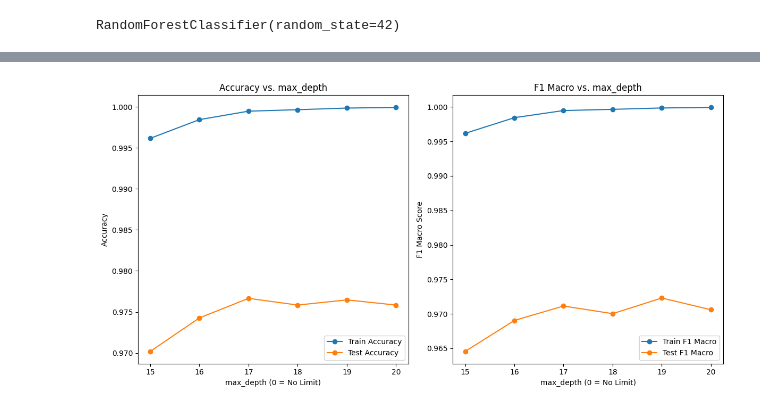
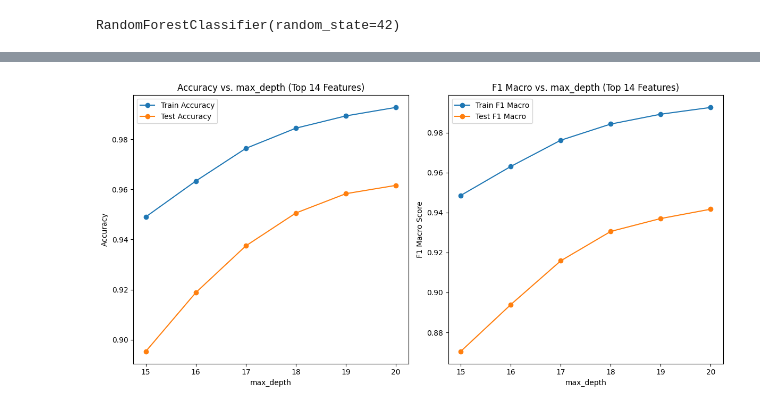
Before and after one commit to 69SJ/BMI_catergory_multiclass_model, a Jupyter notebook: models/random_forest.ipynb, the cells around one changed output, grey strips where cells are left out. Cells and saved outputs as stored; diff of their text form; code cells hidden in the pictures.

```diff
--- a/models/random_forest.ipynb
+++ b/models/random_forest.ipynb
@@ -175,7 +175,7 @@ perm_importance = permutation_importance(
 )
 
 sorted_idx = perm_importance.importances_mean.argsort()[::-1]
-top_10_features = X_train_scaled.columns[sorted_idx][:14]
-print("Top 10 Features:")
-print(top_10_features)
+top_14_features = X_train_scaled.columns[sorted_idx][:14]
+print("Top 14 Features:")
+print(top_14_features)
 # %% [output]
@@ -377,58 +235,63 @@ import matplotlib.pyplot as plt
 from sklearn.metrics import accuracy_score, f1_score
 from sklearn.ensemble import RandomForestClassifier
 
-# List of max_depth values to try (None means no limit, which is the default and usually leads to overfitting)
-max_depth_values = [15,16,17,18,19,20]
+# Subset the data to include only the top 14 features
+X_train_top14 = X_train_scaled[top_14_features]
+X_test_top14 = X_test_scaled[top_14_features]
+
+# Apply SMOTE to balance the training data for these features
+X_train_top14_res, y_train_top14_res = smote.fit_resample(X_train_top14, y_train)
+
+# List of max_depth values to try
+max_depth_values = [15, 16, 17, 18, 19, 20]
 
 train_accuracies = []
 test_accuracies = []
 train_f1s = []
 test_f1s = []
 
-# Loop over the different max_depth values
+# Loop over different max_depth values using only the top 14 features
 for md in max_depth_values:
     # Initialize a new RandomForestClassifier with the given max_depth
     rf_temp = RandomForestClassifier(random_state=42, max_depth=md, n_jobs=-1)
-    # Fit on the SMOTE-resampled training data
-    rf_temp.fit(X_train_res, y_train_res)
+    rf_temp.fit(X_train_top14_res, y_train_top14_res)
 
-    # Predict on the training set and on the scaled test set
-    y_pred_train_temp = rf_temp.predict(X_train_res)
-    y_pred_test_temp = rf_temp.predict(X_test_scaled)
+    # Predict on the training and test sets
+    y_pred_train_temp = rf_temp.predict(X_train_top14_res)
+    y_pred_test_temp  = rf_temp.predict(X_test_top14)
 
     # Record the accuracy and f1_macro scores
-    train_accuracies.append(accuracy_score(y_train_res, y_pred_train_temp))
+    train_accuracies.append(accuracy_score(y_train_top14_res, y_pred_train_temp))
     test_accuracies.append(accuracy_score(y_test, y_pred_test_temp))
-    train_f1s.append(f1_score(y_train_res, y_pred_train_temp, average='macro'))
+    train_f1s.append(f1_score(y_train_top14_res, y_pred_train_temp, average='macro'))
     test_f1s.append(f1_score(y_test, y_pred_test_temp, average='macro'))
 
-# Plotting the performance metrics
+# Plot the performance metrics
 plt.figure(figsize=(12, 6))
 
 # Accuracy plot
 plt.subplot(1, 2, 1)
-# For the x-axis, replace "None" with a label for plotting purposes (e.g., 0 or "No Limit")
-x_vals = [0 if md is None else md for md in max_depth_values]
+x_vals = [md for md in max_depth_values]
 plt.plot(x_vals, train_accuracies, marker='o', label='Train Accuracy')
 plt.plot(x_vals, test_accuracies, marker='o', label='Test Accuracy')
-plt.xlabel('max_depth (0 = No Limit)')
+plt.xlabel('max_depth')
 plt.ylabel('Accuracy')
-plt.title('Accuracy vs. max_depth')
+plt.title('Accuracy vs. max_depth (Top 14 Features)')
 plt.legend()
 
 # F1 Macro Score plot
 plt.subplot(1, 2, 2)
 plt.plot(x_vals, train_f1s, marker='o', label='Train F1 Macro')
 plt.plot(x_vals, test_f1s, marker='o', label='Test F1 Macro')
-plt.xlabel('max_depth (0 = No Limit)')
+plt.xlabel('max_depth')
 plt.ylabel('F1 Macro Score')
-plt.title('F1 Macro vs. max_depth')
+plt.title('F1 Macro vs. max_depth (Top 14 Features)')
 plt.legend()
 
 plt.tight_layout()
 plt.show()
 # %% [output]
-[figure, old version]
+[figure, new version]
 # %%
 from sklearn.ensemble import RandomForestClassifier
 from sklearn.metrics import classification_report
```
Also changed, not shown: parts of 7 cells of this notebook.
